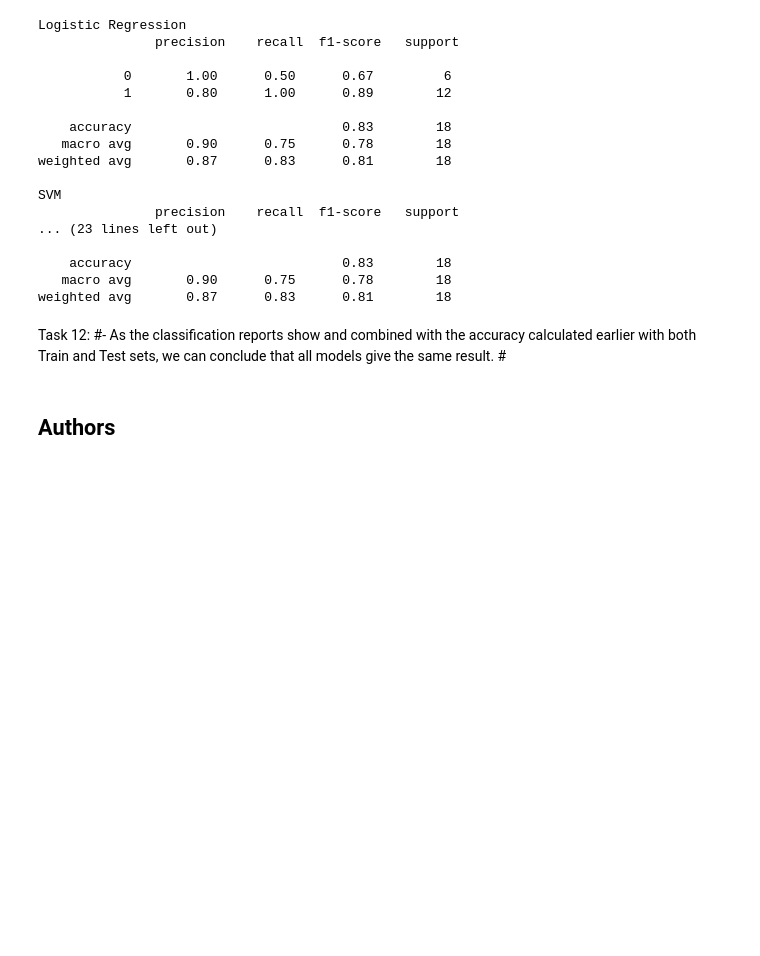
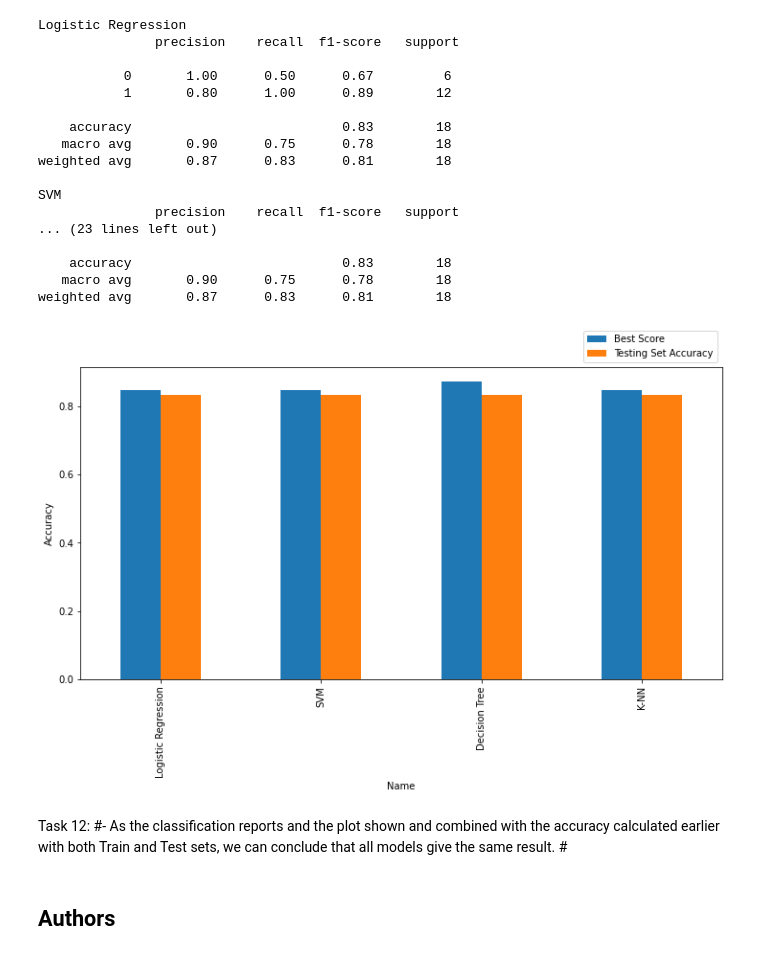
Before and after one commit to vahnorion/COURSEA_DS_CAPSTONE, a Jupyter notebook: Machine Learning Prediction Lab.ipynb, the cells around one changed output. Drawn from its saved outputs; the diff is of its cells as text; code cells hidden in the pictures; blank space fills up the shorter version.

Commit message:
Coursea - Applied Data Science Capstone : Machine Learning Prediction Hands-on Lab

```diff
--- a/Machine Learning Prediction Lab.ipynb
+++ b/Machine Learning Prediction Lab.ipynb
@@ -319,8 +319,27 @@ SVM
     accuracy                           0.83        18
    macro avg       0.90      0.75      0.78        18
 weighted avg       0.87      0.83      0.81        18
+# %%
+# Let's plots all our results
+# First, we'll create a list of results for each model
+
+list_result=[["Logistic Regression", logreg_cv.best_score_, logreg_cv.score(X_test, Y_test)],
+             ["SVM", svm_cv.best_score_, svm_cv.score(X_test, Y_test)],
+             ["Decision Tree", tree_cv.best_score_, tree_cv.score(X_test, Y_test)],
+             ["K-NN", knn_cv.best_score_, knn_cv.score(X_test, Y_test)]
+            ]
+# Create a DF from this list
+df_list  = pd.DataFrame(list_result, columns=["Name", "Best Score", "Testing Set Accuracy"])
+# Now, we just have to plot all the results
+
+df_list.plot(x='Name', y=["Best Score", "Testing Set Accuracy"], kind="bar", figsize=(12,6))
+plt.ylabel("Accuracy")
+plt.legend(loc="lower right", bbox_to_anchor=(1,1))
+plt.show()
+# %% [output]
+[figure, added]
 # %% [markdown]
-Task 12: #- As the classification reports show and combined with the accuracy calculated earlier with both Train and Test sets, we can conclude that all models give the same result. #
+Task 12: #- As the classification reports and the plot shown and combined with the accuracy calculated earlier with both Train and Test sets, we can conclude that all models give the same result. #
 # %% [markdown]
 ## Authors
 # %% [markdown]
```
Also changed, not shown: parts of 1 cell of this notebook.
